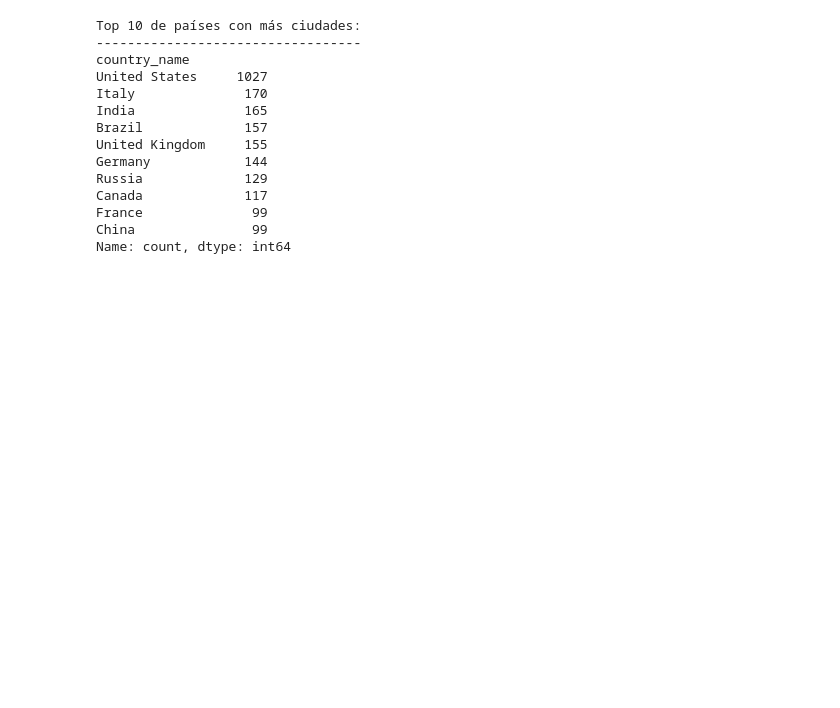
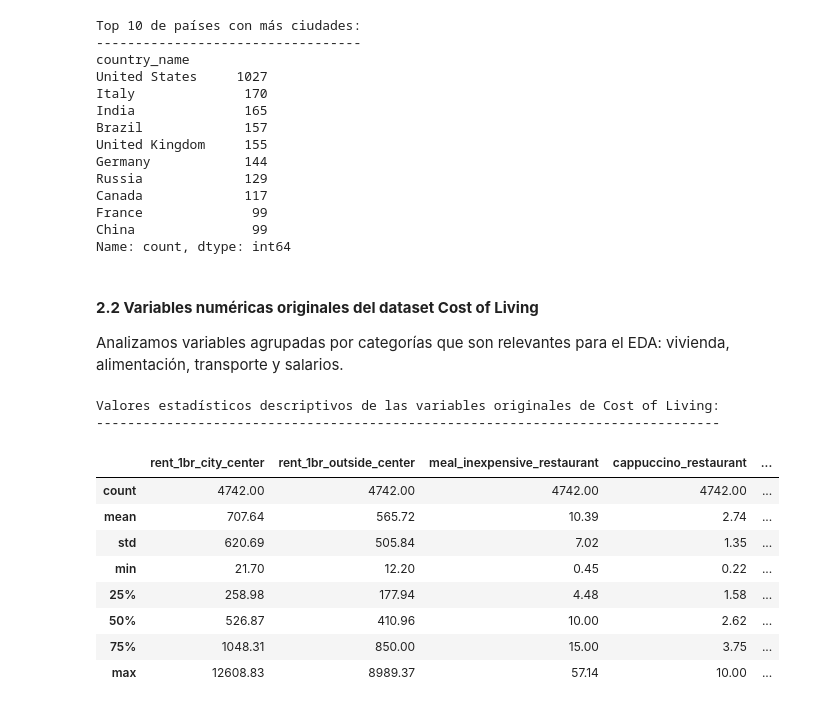
Before and after one commit to danielaaguirrej55-source/EDA-Nomadismo-Digital, a Jupyter notebook: src/notebooks/EDA-univariante_juanfcia_draft.ipynb, the cells around one changed output. Cells and saved outputs as stored; diff of their text form; code cells hidden in the pictures; blank space fills up the shorter version.

Commit message:
EDA - Nomadismo digital / Análisis univariante
- Valores estadísticos de variables clave de Cost of Living
- Valores de variables originales, no agregadas.

```diff
--- a/src/notebooks/EDA-univariante_juanfcia_draft.ipynb
+++ b/src/notebooks/EDA-univariante_juanfcia_draft.ipynb
@@ -167,3 +167,39 @@ Canada             117
 France              99
 China               99
 Name: count, dtype: int64
+# %% [markdown]
+#### **2.2 Variables numéricas originales del dataset Cost of Living**
+
+Analizamos variables agrupadas por categorías que son relevantes para el EDA: vivienda, alimentación, transporte y salarios.
+# %%
+# Creamos una lista de las variables originales principales de Cost of Living
+
+vars_list = ['rent_1br_city_center', 'rent_1br_outside_center',
+                'meal_inexpensive_restaurant', 'cappuccino_restaurant',
+                'public_transport_monthly_pass', 'gasoline_1l',
+                'avg_net_salary', 'utilities_85sqm',
+                'internet_60mbps_unlimited']
+
+# Pintamos los valores estadísticos descriptivos de cada una de las variables originales más relevantes:
+# Son relevantes dentro del plan de vida de un nómada digital:
+# 1. Alquiler de vivienda.
+# 2. Cesta de la compra.
+# 3. Ttransporte.
+# 4. Salario y gastos.
+# 5. Conectividad a internet.
+
+print("Valores estadísticos descriptivos de las variables originales de Cost of Living:")
+print("--------------------------------------------------------------------------------")
+df_cost[vars_list].describe().round(2)
+# %% [output]
+Valores estadísticos descriptivos de las variables originales de Cost of Living:
+--------------------------------------------------------------------------------
+|  | rent_1br_city_center | rent_1br_outside_center | meal_inexpensive_restaurant | cappuccino_restaurant | ... |
+| count | 4742.00 | 4742.00 | 4742.00 | 4742.00 | ... |
+| mean | 707.64 | 565.72 | 10.39 | 2.74 | ... |
+| std | 620.69 | 505.84 | 7.02 | 1.35 | ... |
+| min | 21.70 | 12.20 | 0.45 | 0.22 | ... |
+| 25% | 258.98 | 177.94 | 4.48 | 1.58 | ... |
+| 50% | 526.87 | 410.96 | 10.00 | 2.62 | ... |
+| 75% | 1048.31 | 850.00 | 15.00 | 3.75 | ... |
+| max | 12608.83 | 8989.37 | 57.14 | 10.00 | ... |
```
